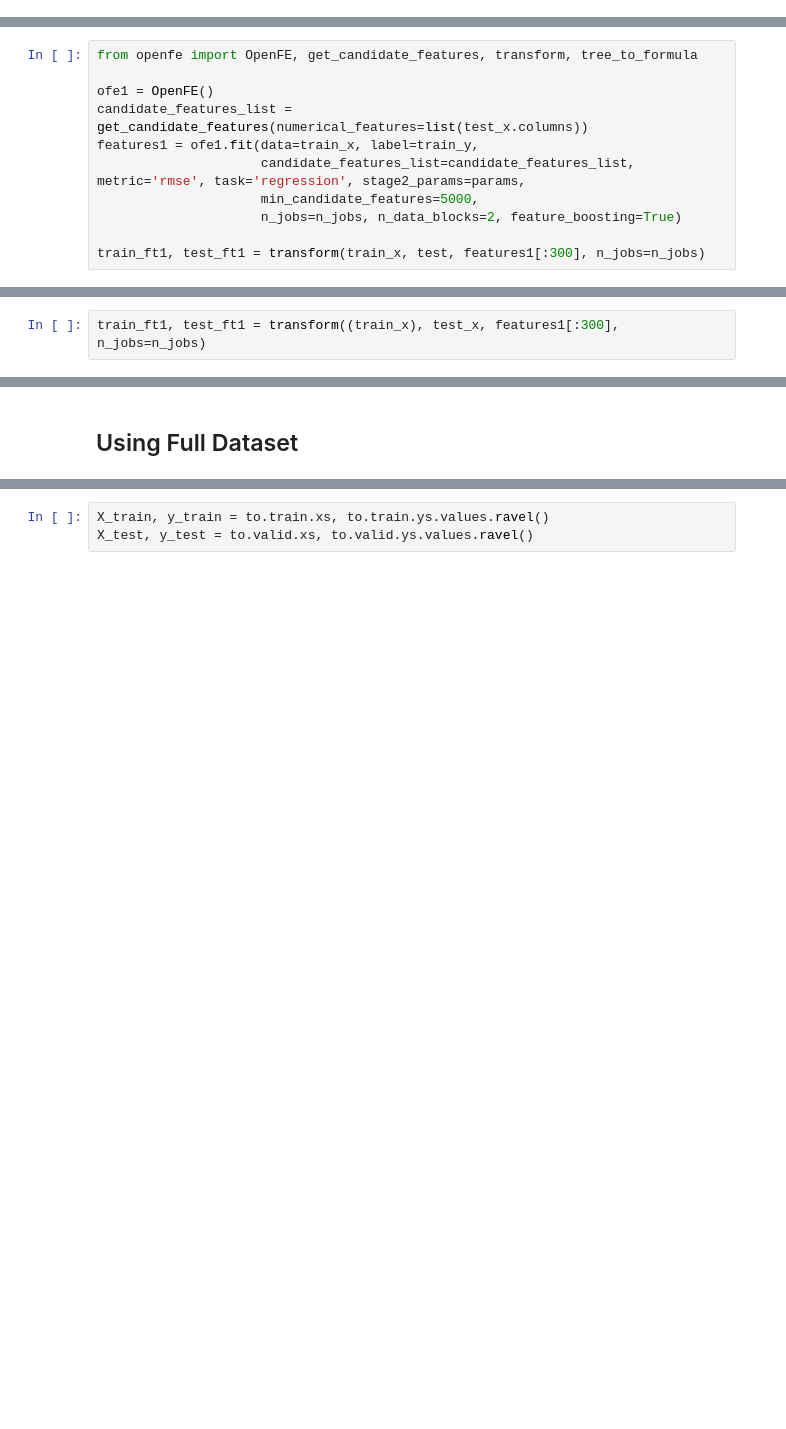
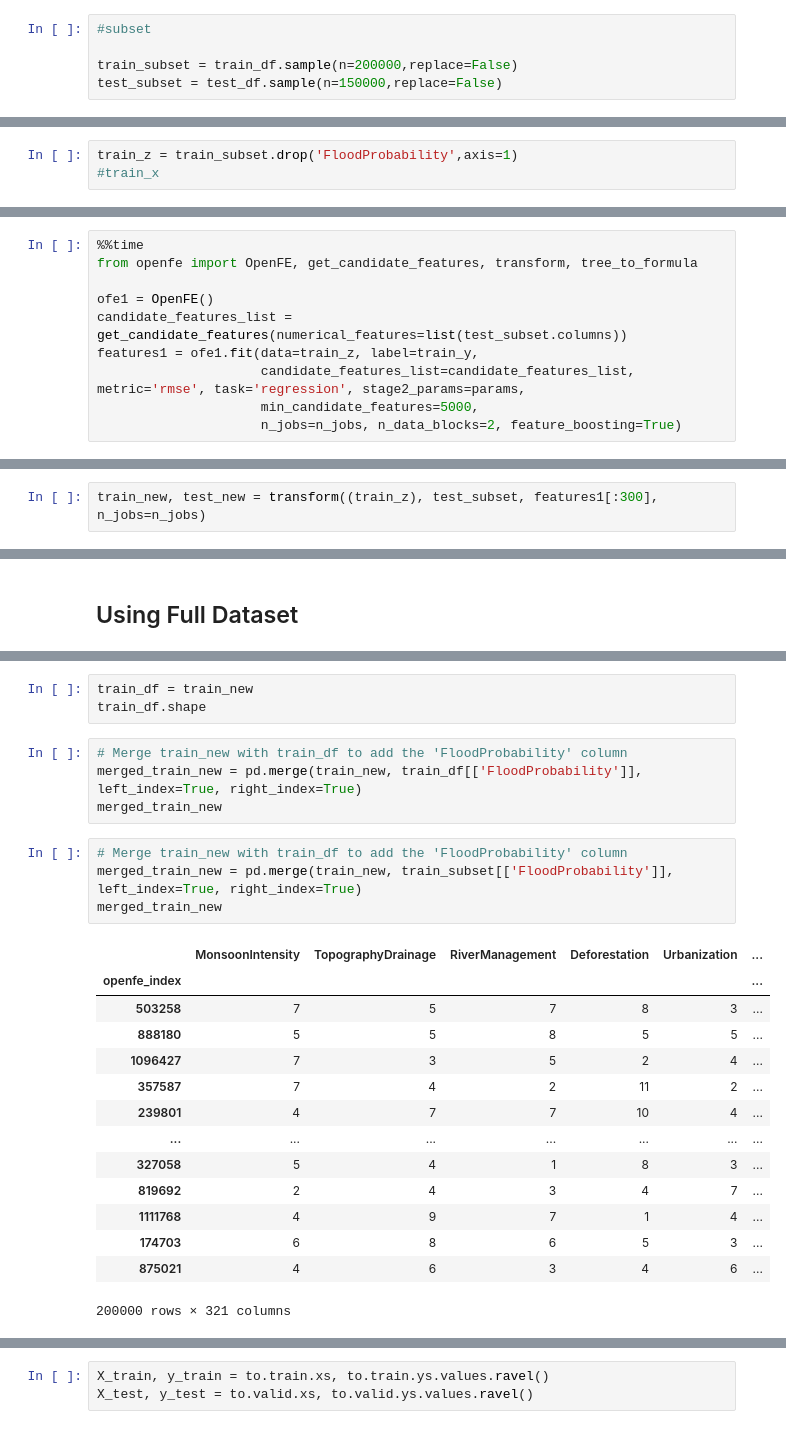
Before and after one commit to rubanzasilva/flood_prediction, a Jupyter notebook: s04e05-fastai.ipynb, the cells around one changed output, grey strips where cells are left out. Drawn from its saved outputs; the diff is of its cells as text; blank space fills up the shorter version.

```diff
--- a/s04e05-fastai.ipynb
+++ b/s04e05-fastai.ipynb
@@ -124,3 +120,8 @@ sub_df = pd.read_csv(path/'sample_submission.csv',index_col='id')
 # %%
 #train_df = pd.concat([train_df,original_df], axis=0)
 #train_df.shape
+# %%
+#subset
+
+train_subset = train_df.sample(n=200000,replace=False)
+test_subset = test_df.sample(n=150000,replace=False)
@@ -138,2 +145,5 @@ n_jobs
+# %%
+train_z = train_subset.drop('FloodProbability',axis=1)
+#train_x
 # %%
 train_y = train_df['FloodProbability']
@@ -181,14 +160,13 @@ This needs further investigation.
 # %%
 params = {"n_estimators": 1000, "importance_type": "gain", "num_leaves": 64,"seed": 1, "n_jobs": n_jobs}
 # %%
+%%time
 from openfe import OpenFE, get_candidate_features, transform, tree_to_formula
 
 ofe1 = OpenFE()
-candidate_features_list = get_candidate_features(numerical_features=list(test_x.columns))
-features1 = ofe1.fit(data=train_x, label=train_y,
+candidate_features_list = get_candidate_features(numerical_features=list(test_subset.columns))
+features1 = ofe1.fit(data=train_z, label=train_y,
                      candidate_features_list=candidate_features_list, metric='rmse', task='regression', stage2_params=params,
                      min_candidate_features=5000,
                      n_jobs=n_jobs, n_data_blocks=2, feature_boosting=True)
-
-train_ft1, test_ft1 = transform(train_x, test, features1[:300], n_jobs=n_jobs)
 # %% [output]
@@ -400,2 +343,2 @@ You can set `force_col_wise=true` to remove the overhead.
 # %%
-train_ft1, test_ft1 = transform((train_x), test_x, features1[:300], n_jobs=n_jobs)
+train_new, test_new = transform((train_z), test_subset, features1[:300], n_jobs=n_jobs)
@@ -504 +374,27 @@ Using a random subset results in better and faster training
+# %%
+train_df = train_new
+train_df.shape
+# %%
+# Merge train_new with train_df to add the 'FloodProbability' column
+merged_train_new = pd.merge(train_new, train_df[['FloodProbability']], left_index=True, right_index=True)
+merged_train_new
+# %%
+# Merge train_new with train_df to add the 'FloodProbability' column
+merged_train_new = pd.merge(train_new, train_subset[['FloodProbability']], left_index=True, right_index=True)
+merged_train_new
+# %% [output]
+|  | MonsoonIntensity | TopographyDrainage | RiverManagement | Deforestation | Urbanization | ... |
+| openfe_index |  |  |  |  |  | ... |
+| 503258 | 7 | 5 | 7 | 8 | 3 | ... |
+| 888180 | 5 | 5 | 8 | 5 | 5 | ... |
+| 1096427 | 7 | 3 | 5 | 2 | 4 | ... |
+| 357587 | 7 | 4 | 2 | 11 | 2 | ... |
+| 239801 | 4 | 7 | 7 | 10 | 4 | ... |
+| ... | ... | ... | ... | ... | ... | ... |
+| 327058 | 5 | 4 | 1 | 8 | 3 | ... |
+| 819692 | 2 | 4 | 3 | 4 | 7 | ... |
+| 1111768 | 4 | 9 | 7 | 1 | 4 | ... |
+| 174703 | 6 | 8 | 6 | 5 | 3 | ... |
+| 875021 | 4 | 6 | 3 | 4 | 6 | ... |
+200000 rows × 321 columns
 # %%
```
Also changed, not shown: parts of 46 cells of this notebook.
